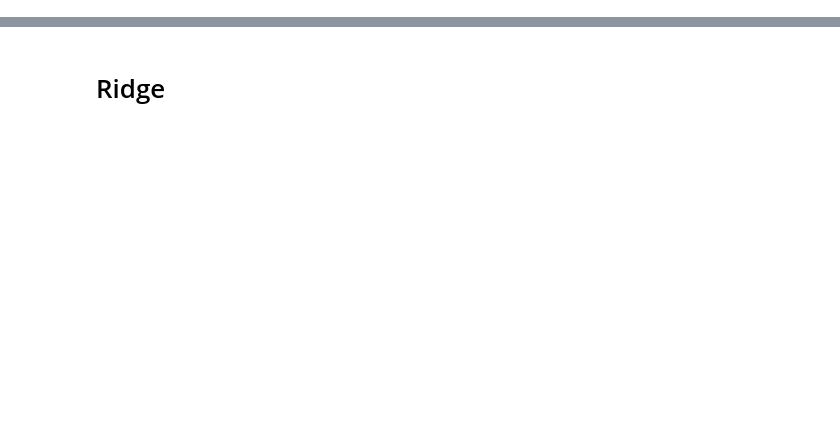
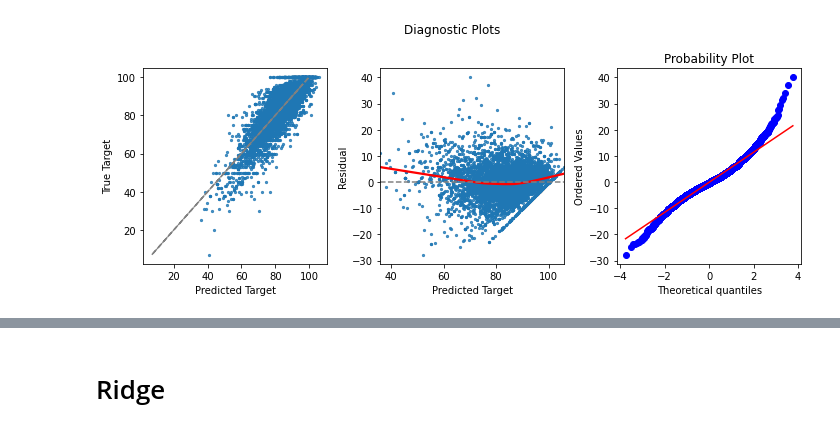
Before and after one commit to matteofortier/LR_PROJECT, a Jupyter notebook: 4_regression_all.ipynb, the cells around one changed output, grey strips where cells are left out. Cells and saved outputs as stored; diff of their text form; code cells hidden in the pictures; blank space fills up the shorter version.

```diff
--- a/4_regression_all.ipynb
+++ b/4_regression_all.ipynb
@@ -227,0 +228,4 @@ r2_score(y_test, test_set_pred)
+# %%
+diagnostic_plots(test_set_pred, y_test, test_set_pred-y_test)
+# %% [output]
+[figure, added]
```
Also changed, not shown: parts of 33 cells of this notebook, 6 other files.
